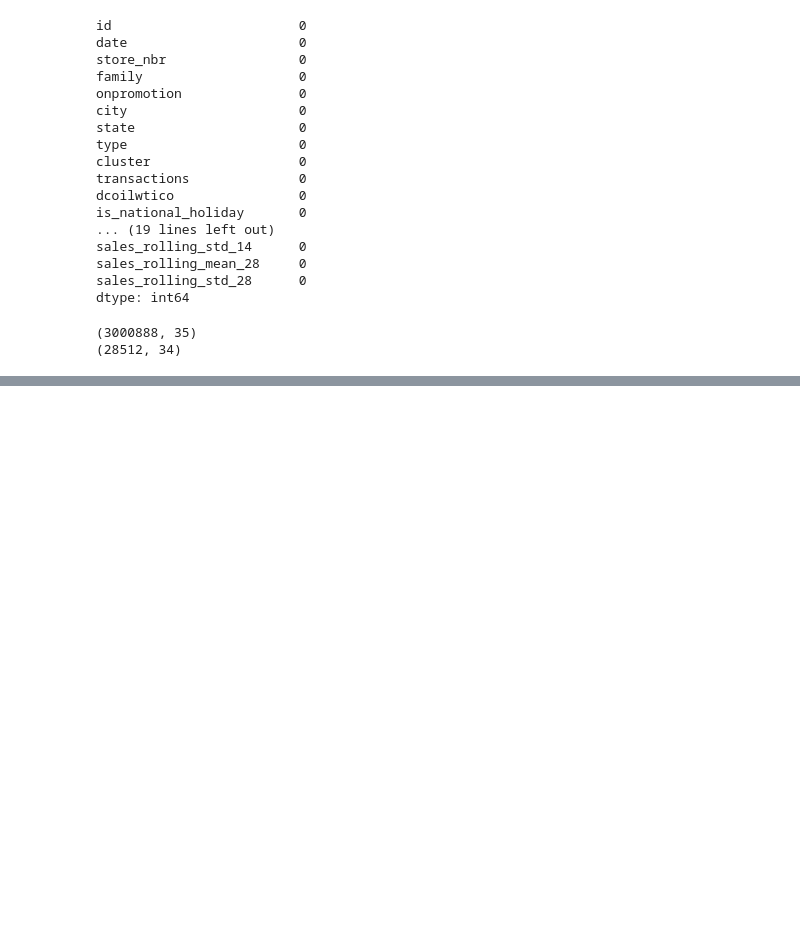
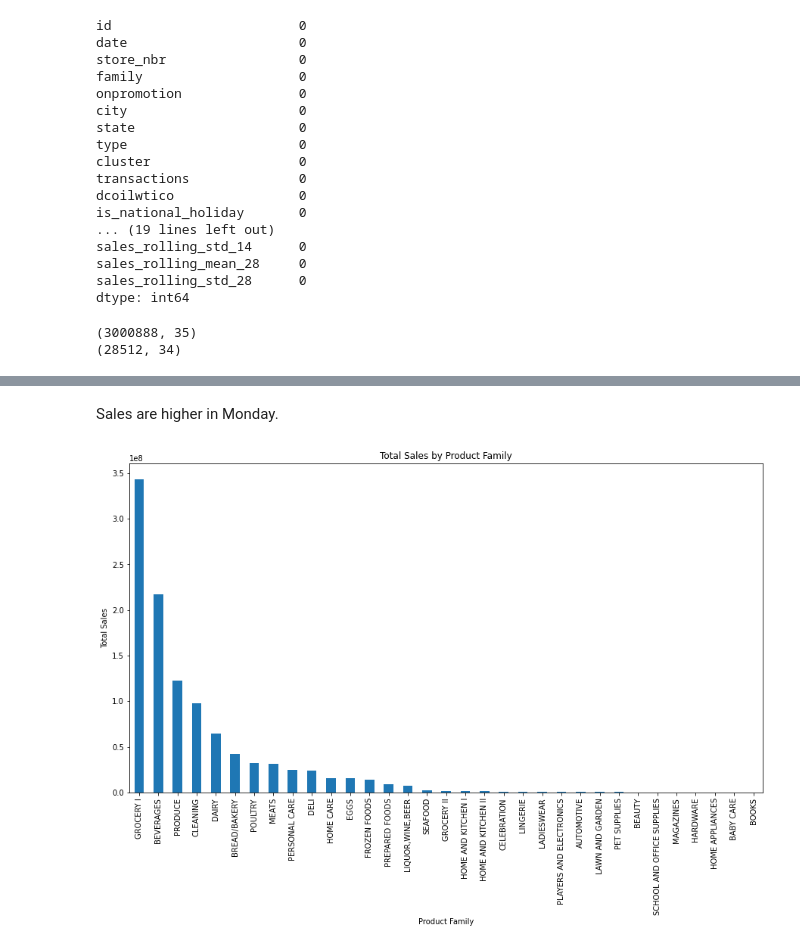
Before and after one commit to ShanilPraveen/Store-Sales---Time-Series-Forecasting, a Jupyter notebook: Store Sales-Time series forecasting.ipynb, the cells around one changed output, grey strips where cells are left out. Cells and saved outputs as stored; diff of their text form; code cells hidden in the pictures; blank space fills up the shorter version.

```diff
--- a/Store Sales-Time series forecasting.ipynb
+++ b/Store Sales-Time series forecasting.ipynb
@@ -576,0 +604,14 @@ print(test_final.shape)
+# %% [markdown]
+Sales are higher in Monday.
+# %%
+# Sales by Product Family
+plt.figure(figsize=(15, 8))
+family_sales = train_final.groupby('family')['sales'].sum().sort_values(ascending=False)
+family_sales.plot(kind='bar')
+plt.title('Total Sales by Product Family')
+plt.xlabel('Product Family')
+plt.ylabel('Total Sales')
+plt.xticks(rotation=90)
+plt.show()
+# %% [output]
+[figure, added]
```
Also changed, not shown: parts of 14 cells of this notebook.
